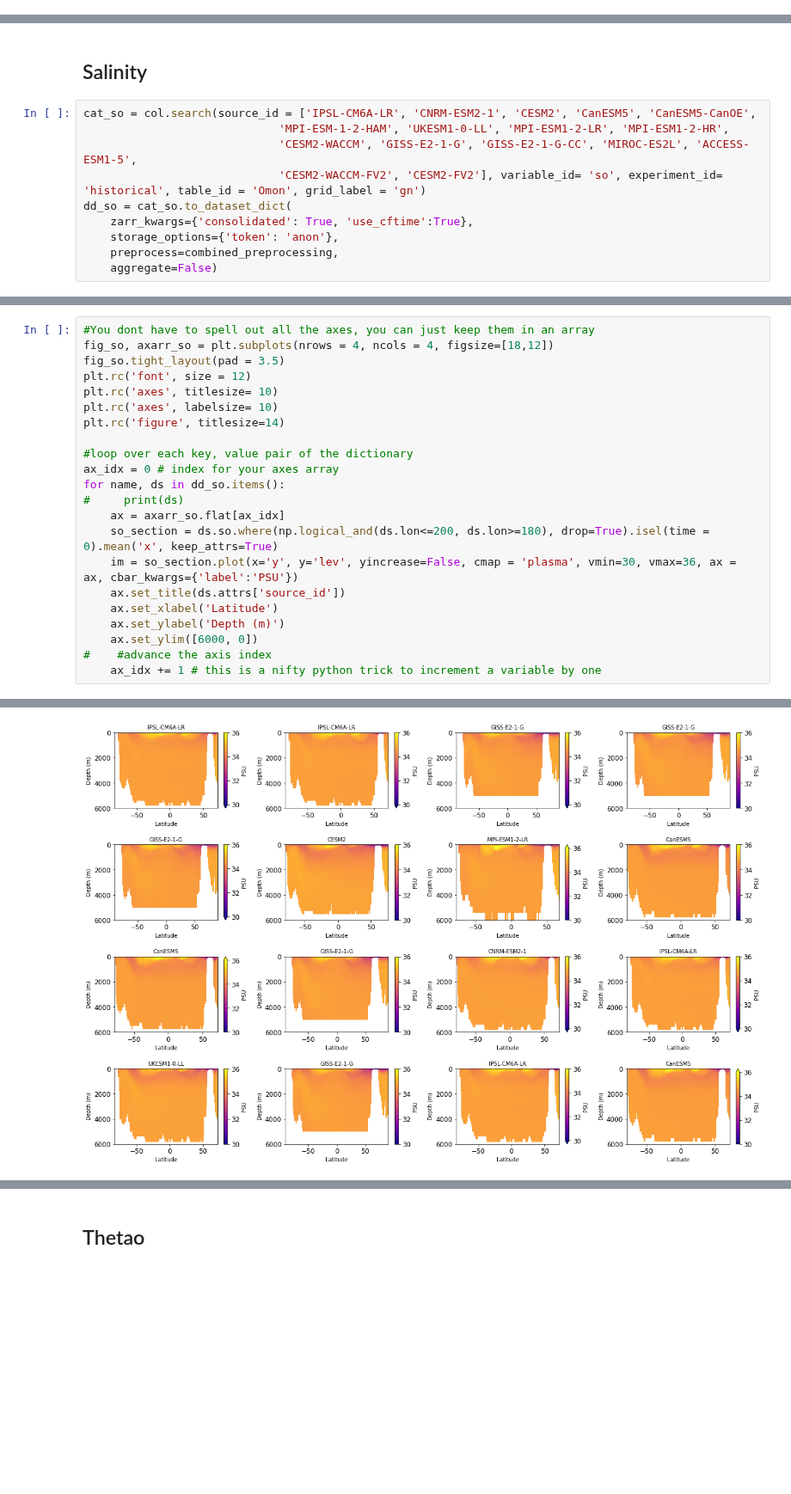
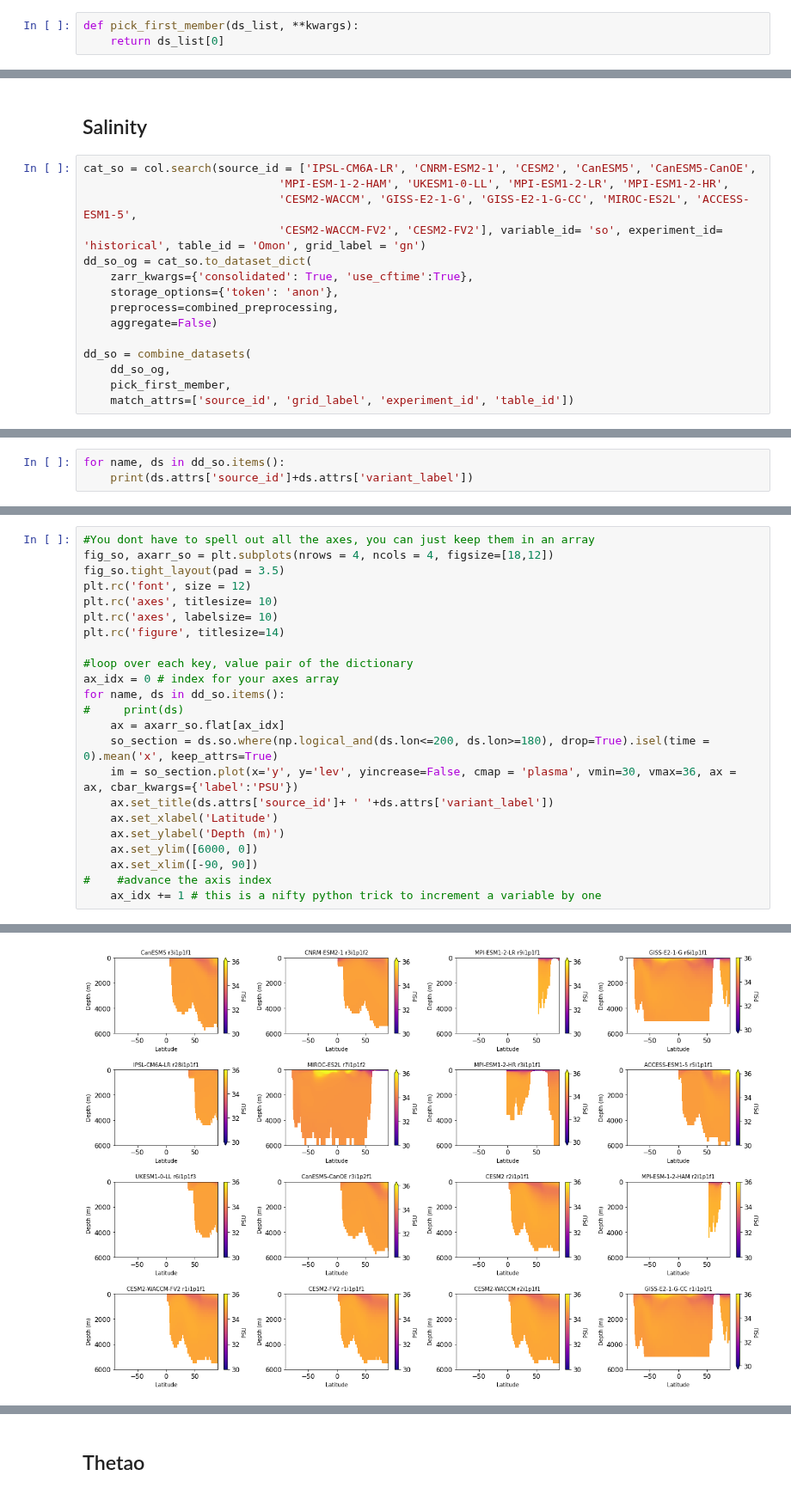
Before and after one commit to gmacgilchrist/seniorthesis, a Jupyter notebook: notebooks/figs_slices.ipynb, the cells around one changed output, grey strips where cells are left out. Shown at 86% size. Drawn from its saved outputs; the diff is of its cells as text; blank space fills up the shorter version.

```diff
--- a/notebooks/figs_slices.ipynb
+++ b/notebooks/figs_slices.ipynb
@@ -13,5 +14,8 @@ warnings.filterwarnings("ignore")
 # %%
 col = intake.open_esm_datastore("https://storage.googleapis.com/cmip6/pangeo-cmip6.json")
+# %%
+def pick_first_member(ds_list, **kwargs):
+    return ds_list[0]
 # %% [markdown]
 Here's the subset of models, using historical experients with native gridding with Omon freq<br>
 ['IPSL-CM6A-LR', 'CNRM-ESM2-1', 'CESM2', 'CanESM5', 'CanESM5-CanOE', 'MPI-ESM-1-2-HAM', 'UKESM1-0-LL', 'MPI-ESM1-2-LR', 'MPI-ESM1-2-HR', 'CESM2-WACCM', 'GISS-E2-1-G', 'GISS-E2-1-G-CC', 'MIROC-ES2L', 'ACCESS-ESM1-5','CESM2-WACCM-FV2', 'CESM2-FV2']
@@ -22,11 +26,16 @@ cat_so = col.search(source_id = ['IPSL-CM6A-LR', 'CNRM-ESM2-1', 'CESM2', 'CanESM
                              'MPI-ESM-1-2-HAM', 'UKESM1-0-LL', 'MPI-ESM1-2-LR', 'MPI-ESM1-2-HR',
                              'CESM2-WACCM', 'GISS-E2-1-G', 'GISS-E2-1-G-CC', 'MIROC-ES2L', 'ACCESS-ESM1-5',
                              'CESM2-WACCM-FV2', 'CESM2-FV2'], variable_id= 'so', experiment_id= 'historical', table_id = 'Omon', grid_label = 'gn')
-dd_so = cat_so.to_dataset_dict(
+dd_so_og = cat_so.to_dataset_dict(
     zarr_kwargs={'consolidated': True, 'use_cftime':True},
     storage_options={'token': 'anon'},
     preprocess=combined_preprocessing,
     aggregate=False)
+
+dd_so = combine_datasets(
+    dd_so_og,
+    pick_first_member,
+    match_attrs=['source_id', 'grid_label', 'experiment_id', 'table_id'])
 # %% [output]
 --> The keys in the returned dictionary of datasets are constructed as follows:
         'activity_id.institution_id.source_id.experiment_id.member_id.table_id.variable_id.grid_label.zstore.dcpp_init_year.version'
@@ -50,0 +53,3 @@ CESM2-WACCM: Unexpected unit (centimeters) for coordinate `lev` detected.
+# %%
+for name, ds in dd_so.items():
+    print(ds.attrs['source_id']+ds.attrs['variant_label'])
@@ -64,10 +86,11 @@ for name, ds in dd_so.items():
     ax = axarr_so.flat[ax_idx]
     so_section = ds.so.where(np.logical_and(ds.lon<=200, ds.lon>=180), drop=True).isel(time = 0).mean('x', keep_attrs=True)
     im = so_section.plot(x='y', y='lev', yincrease=False, cmap = 'plasma', vmin=30, vmax=36, ax = ax, cbar_kwargs={'label':'PSU'})
-    ax.set_title(ds.attrs['source_id'])
+    ax.set_title(ds.attrs['source_id']+ ' '+ds.attrs['variant_label'])
     ax.set_xlabel('Latitude')
     ax.set_ylabel('Depth (m)')
     ax.set_ylim([6000, 0])
+    ax.set_xlim([-90, 90])
 #    #advance the axis index
     ax_idx += 1 # this is a nifty python trick to increment a variable by one
 # %% [output]
@@ -75 +97 @@ IndexError: index 16 is out of bounds for axis 0 with size 16
-[figure, old version]
+[figure, new version]
```
Also changed, not shown: parts of 12 cells of this notebook.
